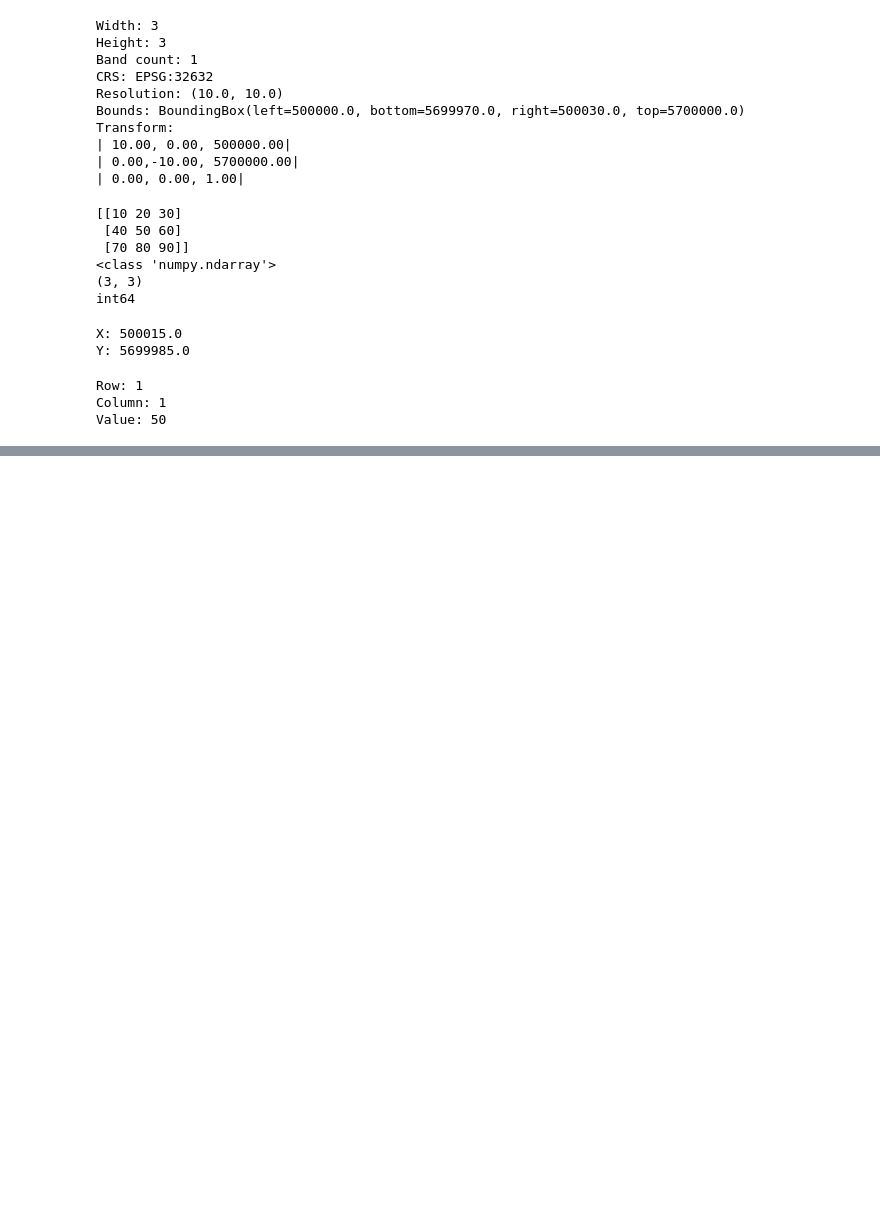
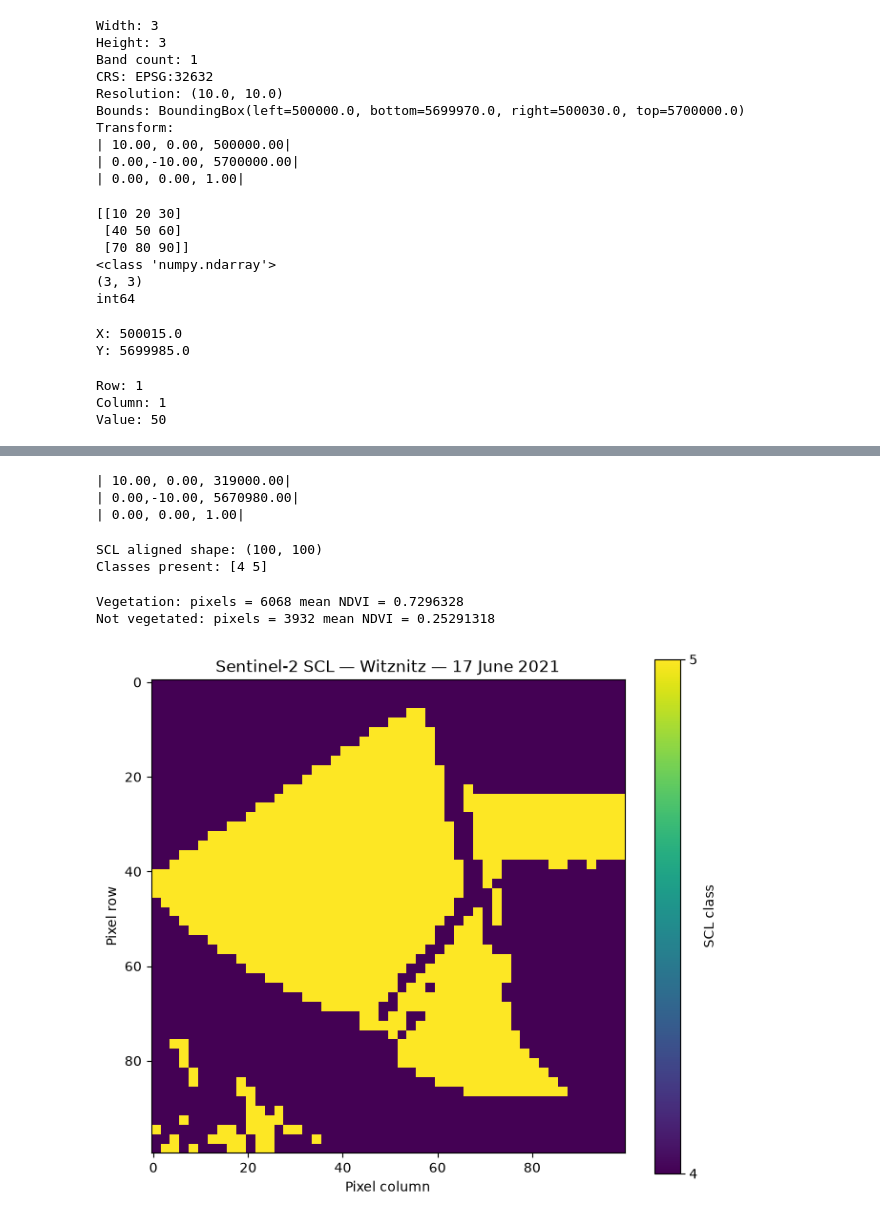
Before and after one commit to joyalresearch/iris-lite, a Jupyter notebook: notebooks/raster_forensics.ipynb, the cells around one changed output, grey strips where cells are left out. Drawn from its saved outputs; the diff is of its cells as text; code cells hidden in the pictures; blank space fills up the shorter version.

```diff
--- a/notebooks/raster_forensics.ipynb
+++ b/notebooks/raster_forensics.ipynb
@@ -114,0 +896,69 @@ Value: 50
+# %%
+with rasterio.open(b04_path) as red_src:
+    ndvi_transform = red_src.window_transform(window)
+    ndvi_crs = red_src.crs
+
+print(ndvi_transform)
+# %% [output]
+| 10.00, 0.00, 319000.00|
+| 0.00,-10.00, 5670980.00|
+| 0.00, 0.00, 1.00|
+# %%
+from rasterio.warp import reproject
+from rasterio.enums import Resampling
+
+scl_aligned = np.empty(
+    ndvi.shape,
+    dtype="uint8"
+)
+
+with rasterio.open(scl_path) as scl_src:
+    reproject(
+        source=rasterio.band(scl_src, 1),
+        destination=scl_aligned,
+
+        src_transform=scl_src.transform,
+        src_crs=scl_src.crs,
+
+        dst_transform=ndvi_transform,
+        dst_crs=ndvi_crs,
+
+        resampling=Resampling.nearest
+    )
+
+print("SCL aligned shape:", scl_aligned.shape)
+print("Classes present:", np.unique(scl_aligned))
+# %% [output]
+SCL aligned shape: (100, 100)
+Classes present: [4 5]
+# %%
+vegetation_ndvi = ndvi[scl_aligned == 4]
+nonvegetation_ndvi = ndvi[scl_aligned == 5]
+
+print(
+    "Vegetation:",
+    "pixels =", len(vegetation_ndvi),
+    "mean NDVI =", np.nanmean(vegetation_ndvi)
+)
+
+print(
+    "Not vegetated:",
+    "pixels =", len(nonvegetation_ndvi),
+    "mean NDVI =", np.nanmean(nonvegetation_ndvi)
+)
+# %% [output]
+Vegetation: pixels = 6068 mean NDVI = 0.7296328
+Not vegetated: pixels = 3932 mean NDVI = 0.25291318
+# %%
+plt.figure(figsize=(8, 7))
+
+plt.imshow(scl_aligned, vmin=4, vmax=5)
+plt.colorbar(label="SCL class", ticks=[4, 5])
+
+plt.title("Sentinel-2 SCL — Witznitz — 17 June 2021")
+plt.xlabel("Pixel column")
+plt.ylabel("Pixel row")
+
+plt.show()
+# %% [output]
+[figure, added]
```
Also changed, not shown: parts of 60 cells of this notebook.
